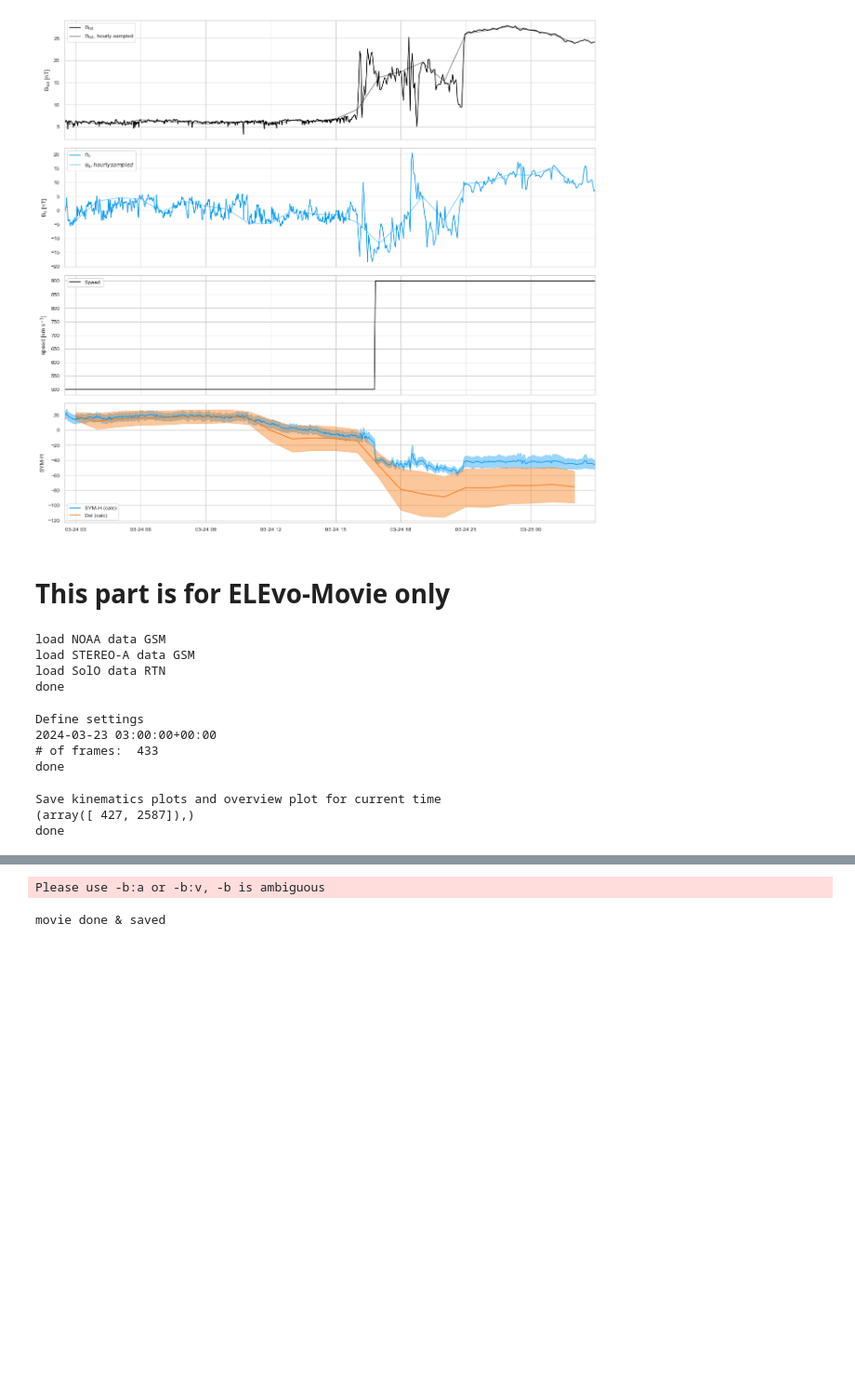
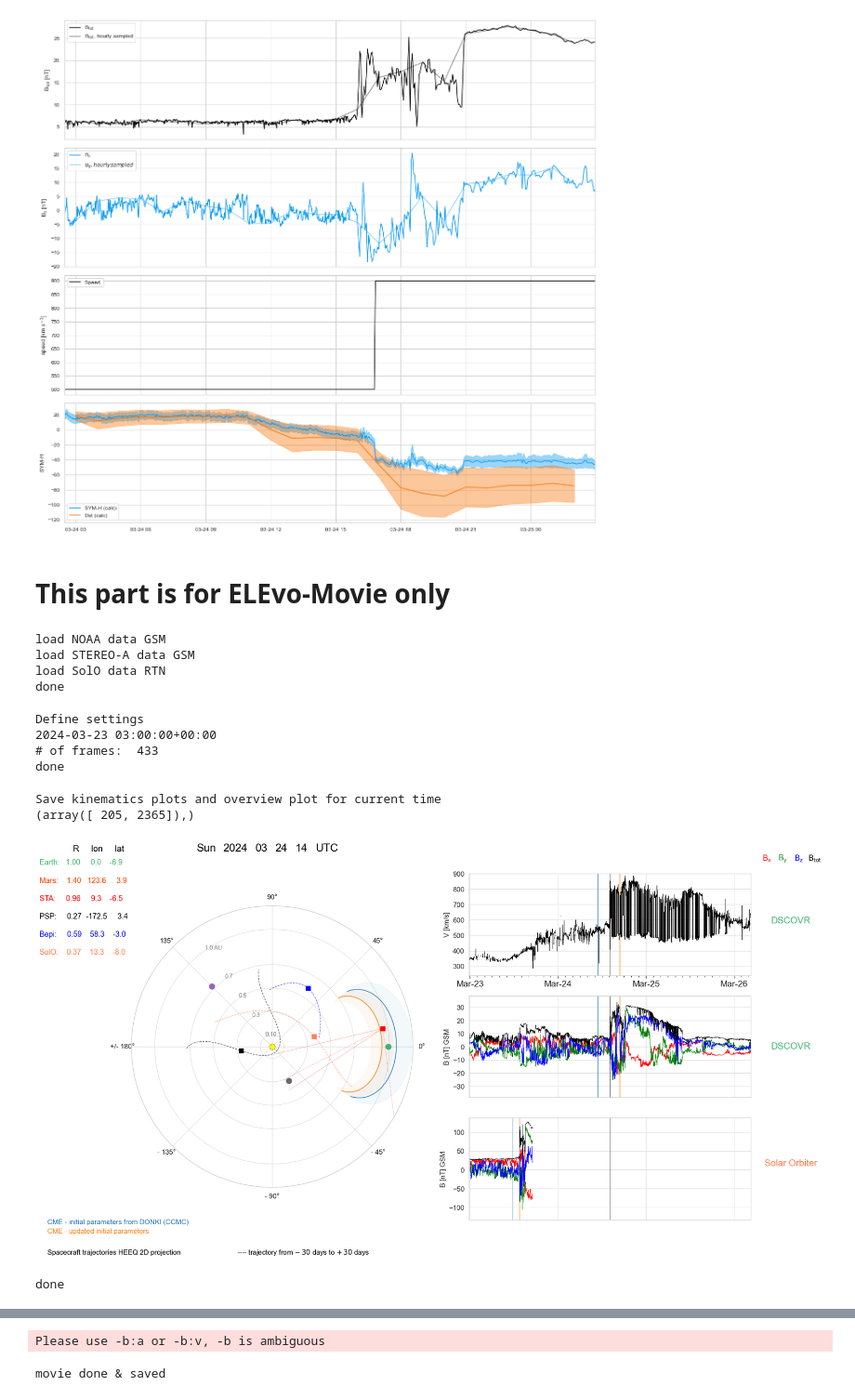
Before and after one commit to EvaWeiler/real-time, a Jupyter notebook: sub_l1_monitoring_real_time.ipynb, the cells around one changed output, grey strips where cells are left out. Shown at 93% size. Drawn from its saved outputs; the diff is of its cells as text; code cells hidden in the pictures; blank space fills up the shorter version.

Commit message:
included march 2024 real time analysis

```diff
--- a/sub_l1_monitoring_real_time.ipynb
+++ b/sub_l1_monitoring_real_time.ipynb
@@ -104,9 +109,9 @@ print(data_donki.associatedCMEID)
 Name: associatedCMEID, dtype: object
 # %%
 #this you have to set:
-sc_icme_start_time_solo = datetime(2024,10,27,2,30) #at Solar Orbiter from in-situ data
+sc_icme_start_time_solo = datetime(2024,3,23,13,30) #at Solar Orbiter from in-situ data
 
-index = np.where(data_donki["associatedCMEID"].str.contains("2024-10-26T06:48:00"))[0][0] #this you get from the ELEvo-output on website
+index = np.where(data_donki["associatedCMEID"].str.contains("2024-03-23T01:25:00-CME-001"))[0][0] #this you get from the ELEvo-output on website, october CME:2024-10-26T06:48:00
 # %%
 #### Update initial parameter for ELEvo according to actual arrival time of CME ###
 
@@ -256,7 +262,7 @@ def donki_kinematics(i):
     print('   ')
     print('Processing step ', i+1)
 
-    print(data_donki['associatedCMEID'][index])
+    #print(data_donki['associatedCMEID'][index])
 
     #index = data_donki.associatedCMEID[data_donki.associatedCMEID == '2024-02-27T11:36:00-CME-001'].index[0]
     distance0 = 21.5*u.solRad.to(u.km)
@@ -265,9 +271,9 @@ def donki_kinematics(i):
 
     kindays = 15
     n_ensemble = 100000
-    #halfwidth = np.deg2rad()
-    halfwidth = np.deg2rad(data_donki.halfAngle[index])
-    print(np.rad2deg(halfwidth))
+    halfwidth = np.deg2rad(35.)
+    #halfwidth = np.deg2rad(data_donki.halfAngle[index])
+    #print(np.rad2deg(halfwidth))
     res_in_min = 10
     f = 0.7
     kindays_in_min = int(kindays*24*60/res_in_min)
@@ -365,11 +371,11 @@ def donki_kinematics(i):
     cme_v_mean = cme_v_ensemble.mean(1)
     cme_v_std = cme_v_ensemble.std(1)
     cme_r[:,0]= cme_r_mean*u.km.to(u.au)
-    cme_r[:,1]=(cme_r_mean - cme_r_std)*u.km.to(u.au)
-    cme_r[:,2]=(cme_r_mean + cme_r_std)*u.km.to(u.au)
+    cme_r[:,1]=(cme_r_mean - 2*cme_r_std)*u.km.to(u.au)
+    cme_r[:,2]=(cme_r_mean + 2*cme_r_std)*u.km.to(u.au)
     cme_v[:,0]= cme_v_mean
-    cme_v[:,1]=(cme_v_mean - cme_v_std)
-    cme_v[:,2]=(cme_v_mean + cme_v_std)
+    cme_v[:,1]=(cme_v_mean - 2*cme_v_std)
+    cme_v[:,2]=(cme_v_mean + 2*cme_v_std)
 
     #Ellipse parameters
     theta = np.arctan(f**2*np.ones([kindays_in_min,3]) * np.tan(halfwidth*np.ones([kindays_in_min,3])))
@@ -472,6 +478,14 @@ def donki_kinematics(i):
         arr_id_solo.append(cme_id[0].decode("utf-8"))
         arr_hit_solo.append(1.)
 
+        if i == 0:
+            print('Arrival Time (SolO): ', arr_time_fin_solo[0].strftime('%Y-%m-%dT%H:%MZ'), '  +/-', "{:.2f}".format(err_arr_time_solo), 'h')
+            print('Arrival Speed (SolO): ', "{:.2f}".format(arr_speed_solo), '  +/-', "{:.2f}".format(err_arr_speed), 'km/s')
+
+        if i == 1:
+            print('Updated Arrival Time (SolO): ', arr_time_fin_solo[0].strftime('%Y-%m-%dT%H:%MZ'), '  +/-', "{:.2f}".format(err_arr_time_solo), 'h')
+            print('Updated Arrival Speed (SolO): ', "{:.2f}".format(arr_speed_solo), '  +/-', "{:.2f}".format(err_arr_speed_solo), 'km/s')
+
     else:
         arr_time_fin_solo.append(np.nan)
         arr_time_err0_solo.append(np.nan)
@@ -601,12 +616,12 @@ Text(1001.0946969696969, 0.5, 'Distance [AU]')
 # %% [markdown]
 ### DATA READING (Solar Orbiter and maybe for comparison - later - also Wind)
 # %%
-sc_input = pickle.load(open('df_scaled_240323.pkl', 'rb'))
+sc_input = pickle.load(open('../sub-L1/df_scaled_240323.pkl', 'rb'))
 #[sc_input, header] = pickle.load(open('solo_rtn_2024-03-23.p', 'rb'))
 
 print(sc_input.time)
 
-l1 = pickle.load(open('l1_pos_2024.p', 'rb'))
+l1 = pickle.load(open('../sub-L1/l1_pos_2024.p', 'rb'))
 # %% [output]
 0      2024-03-23 00:00:00
 1      2024-03-23 00:01:00
@@ -1743,45 +1865,46 @@ frame_time_num=parse_time(t_start).plot_date
 
 frame_time_num_list = [frame_time_num+k*res_in_days for k in range(k_all)]
 
-k_today = np.where(frame_time_num_list==mdates.date2num(datetime.now().replace(microsecond=0, second=0, minute=0)))
+#k_today = np.where(frame_time_num_list==mdates.date2num(datetime.now().replace(microsecond=0, second=0, minute=0)))
 
-#print(k_today)
+frame_index = np.where(frame_time_num_list==mdates.date2num(datetime(2024,3,24,14,10)))[0][0]
 
-sns.set_context('talk')
-if not black: sns.set_style('darkgrid'),#{'grid.linestyle': ':', 'grid.color': '.35'})
-if black: sns.set_style('white',{'grid.linestyle': ':', 'grid.color': '.35'})
+#sns.set_context('talk')
+#if not black: sns.set_style('darkgrid'),#{'grid.linestyle': ':', 'grid.color': '.35'})
+#if black: sns.set_style('white',{'grid.linestyle': ':', 'grid.color': '.35'})
 
 # animation settings
 
 fsize=13
 fadeind = 200*24 #if s/c positions are given in hourly resolution
 #fadeind=int(20/res_in_days)#
 #fadeind=int(120/res_in_days)
 
 symsize_planet=110
 symsize_spacecraft=80
 
 #for parker spiral
 theta=np.arange(0,np.deg2rad(180),0.01)
 
 ######################## make frames
 
 #for debugging
 #don't close plot in make_frame when testing
 
 #plot_kinematics(hc_time_num1, hc_r1, hc_v1)
 ####################### plot and save frame with todays date and hour
 #make_frame3(k_today[0][0])
 
 ####################### test animation frames (different frame numbers)
-make_frame2(k_all)#k_today[0][0])
+make_frame2(frame_index)#k_today[0][0])
 
 #for i in np.arange(1,3,1):
 #    make_frame(i)
 
 print('done')
 # %% [output]
 Save kinematics plots and overview plot for current time
-(array([ 427, 2587]),)
-done
+(array([ 205, 2365]),)
+[figure, added]
+done
 # %%
```
Also changed, not shown: parts of 14 cells of this notebook.
